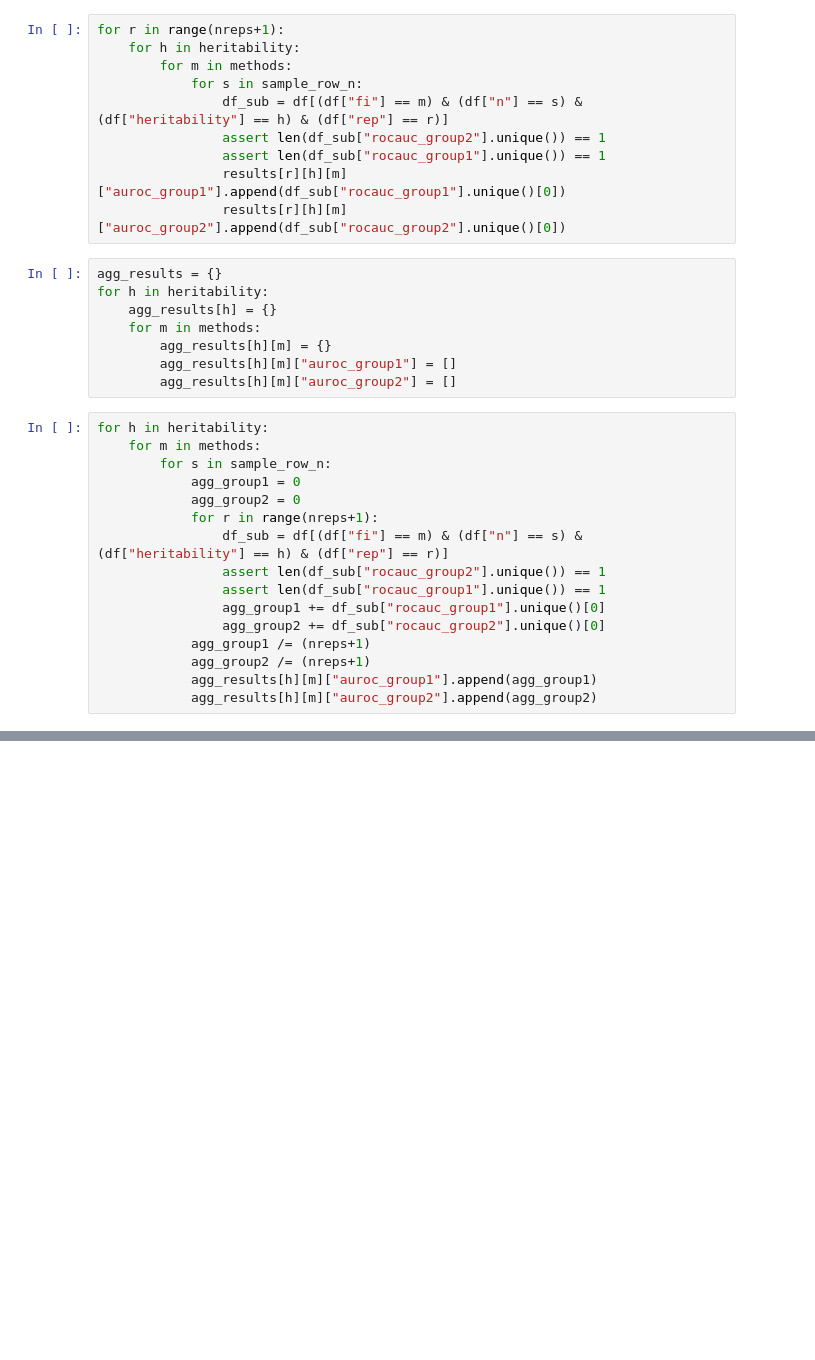
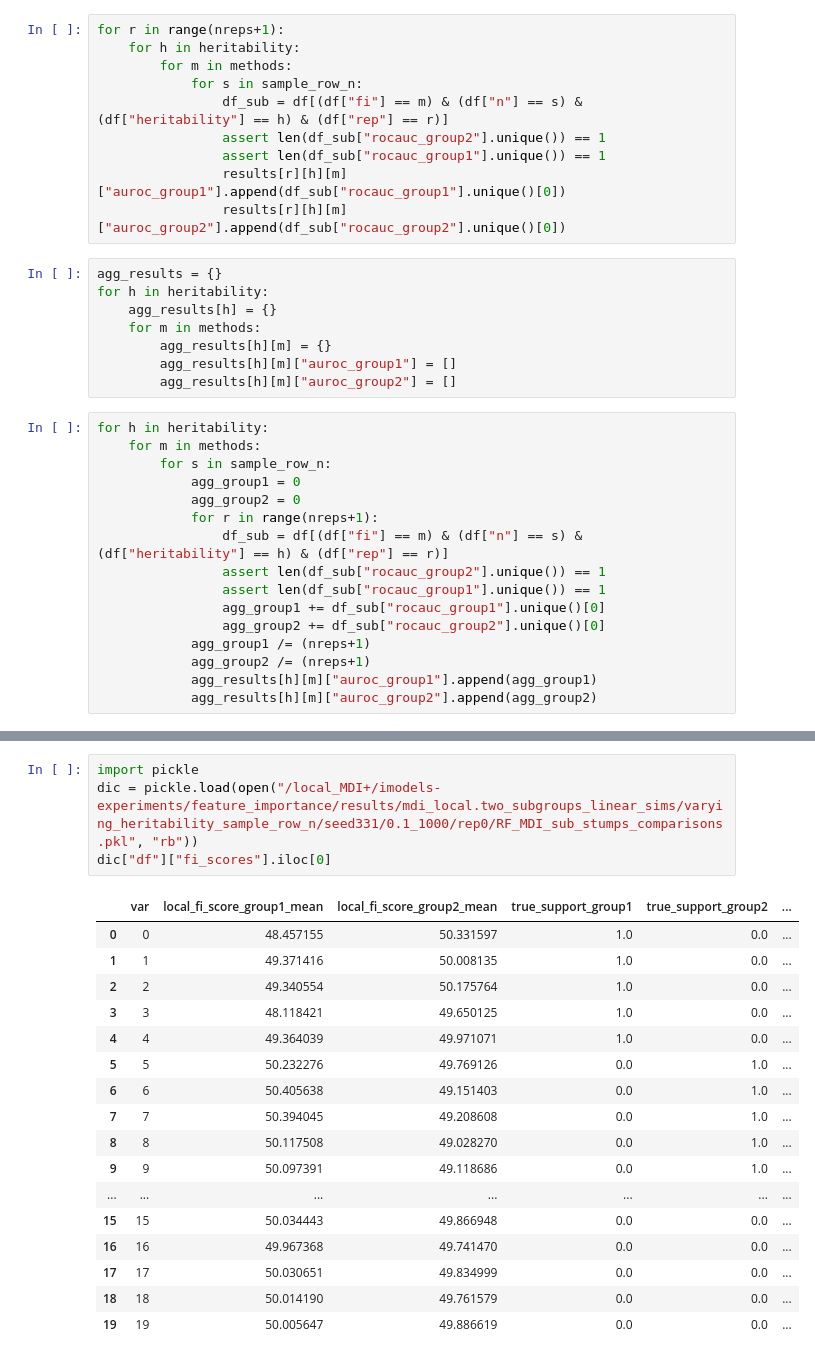
Before and after one commit to Yu-Group/imodels-experiments, a Jupyter notebook: feature_importance/local_MDI_plus_visulization.ipynb, the cells around one changed output, grey strips where cells are left out. Saved outputs shown, nothing was run; the diff lists cells and outputs as text; blank space fills up the shorter version.

```diff
--- a/feature_importance/local_MDI_plus_visulization.ipynb
+++ b/feature_importance/local_MDI_plus_visulization.ipynb
@@ -126,0 +127,22 @@ plt.show()
+# %%
+import pickle
+dic = pickle.load(open("/local_MDI+/imodels-experiments/feature_importance/results/mdi_local.two_subgroups_linear_sims/varying_heritability_sample_row_n/seed331/0.1_1000/rep0/RF_MDI_sub_stumps_comparisons.pkl", "rb"))
+dic["df"]["fi_scores"].iloc[0]
+# %% [output]
+|  | var | local_fi_score_group1_mean | local_fi_score_group2_mean | true_support_group1 | true_support_group2 | ... |
+| 0 | 0 | 48.457155 | 50.331597 | 1.0 | 0.0 | ... |
+| 1 | 1 | 49.371416 | 50.008135 | 1.0 | 0.0 | ... |
+| 2 | 2 | 49.340554 | 50.175764 | 1.0 | 0.0 | ... |
+| 3 | 3 | 48.118421 | 49.650125 | 1.0 | 0.0 | ... |
+| 4 | 4 | 49.364039 | 49.971071 | 1.0 | 0.0 | ... |
+| 5 | 5 | 50.232276 | 49.769126 | 0.0 | 1.0 | ... |
+| 6 | 6 | 50.405638 | 49.151403 | 0.0 | 1.0 | ... |
+| 7 | 7 | 50.394045 | 49.208608 | 0.0 | 1.0 | ... |
+| 8 | 8 | 50.117508 | 49.028270 | 0.0 | 1.0 | ... |
+| 9 | 9 | 50.097391 | 49.118686 | 0.0 | 1.0 | ... |
+| ... | ... | ... | ... | ... | ... | ... |
+| 15 | 15 | 50.034443 | 49.866948 | 0.0 | 0.0 | ... |
+| 16 | 16 | 49.967368 | 49.741470 | 0.0 | 0.0 | ... |
+| 17 | 17 | 50.030651 | 49.834999 | 0.0 | 0.0 | ... |
+| 18 | 18 | 50.014190 | 49.761579 | 0.0 | 0.0 | ... |
+| 19 | 19 | 50.005647 | 49.886619 | 0.0 | 0.0 | ... |
```
Also changed, not shown: parts of 2 cells of this notebook, 3 other files.
